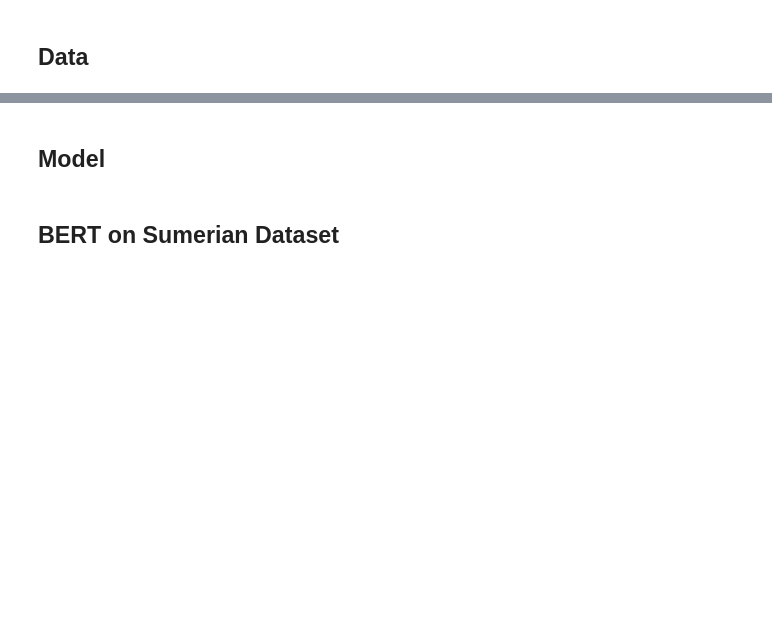
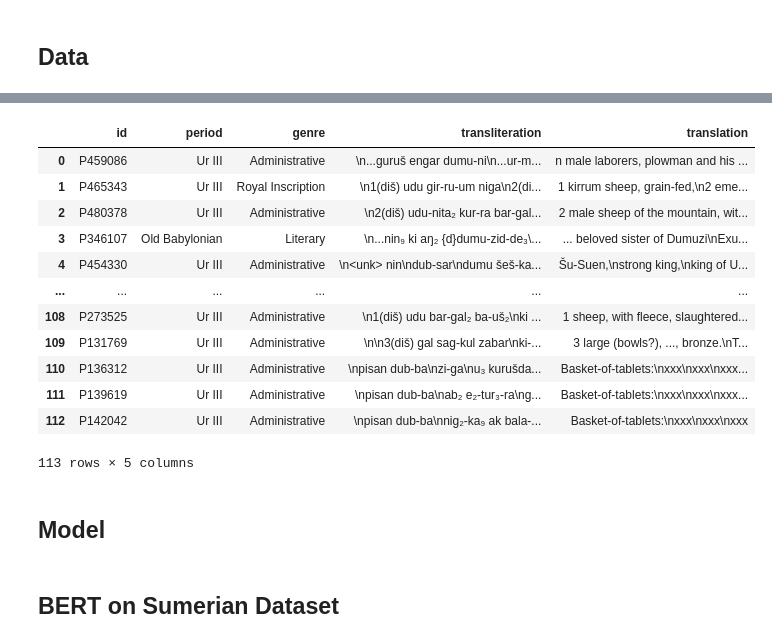
Before and after one commit to samusamu2/AI-project-SuBERT, a Jupyter notebook: transformer.ipynb, the cells around one changed output, grey strips where cells are left out. Drawn from its saved outputs; the diff is of its cells as text; code cells hidden in the pictures; blank space fills up the shorter version.

```diff
--- a/transformer.ipynb
+++ b/transformer.ipynb
@@ -28,6 +57,22 @@ from datasets import Dataset, DatasetDict
 train_dataset = pd.read_csv('datasets/SumTablets_English_train.csv')
 test_dataset = pd.read_csv('datasets/SumTablets_English_test.csv')
 val_dataset = pd.read_csv('datasets/SumTablets_English_validation.csv')
+# %%
+test_dataset
+# %% [output]
+|  | id | period | genre | transliteration | translation |
+| 0 | P459086 | Ur III | Administrative | \n...guruš engar dumu-ni\n...ur-m... | n male laborers, plowman and his ... |
+| 1 | P465343 | Ur III | Royal Inscription | \n1(diš) udu gir-ru-um niga\n2(di... | 1 kirrum sheep, grain-fed,\n2 eme... |
+| 2 | P480378 | Ur III | Administrative | \n2(diš) udu-nita₂ kur-ra bar-gal... | 2 male sheep of the mountain, wit... |
+| 3 | P346107 | Old Babylonian | Literary | \n...nin₉ ki aŋ₂ {d}dumu-zid-de₃\... | ... beloved sister of Dumuzi\nExu... |
+| 4 | P454330 | Ur III | Administrative | \n<unk> nin\ndub-sar\ndumu šeš-ka... | Šu-Suen,\nstrong king,\nking of U... |
+| ... | ... | ... | ... | ... | ... |
+| 108 | P273525 | Ur III | Administrative | \n1(diš) udu bar-gal₂ ba-uš₂\nki ... | 1 sheep, with fleece, slaughtered... |
+| 109 | P131769 | Ur III | Administrative | \n\n3(diš) gal sag-kul zabar\nki-... | 3 large (bowls?), ..., bronze.\nT... |
+| 110 | P136312 | Ur III | Administrative | \npisan dub-ba\nzi-ga\nu₃ kurušda... | Basket-of-tablets:\nxxx\nxxx\nxxx... |
+| 111 | P139619 | Ur III | Administrative | \npisan dub-ba\nab₂ e₂-tur₃-ra\ng... | Basket-of-tablets:\nxxx\nxxx\nxxx... |
+| 112 | P142042 | Ur III | Administrative | \npisan dub-ba\nnig₂-ka₉ ak bala-... | Basket-of-tablets:\nxxx\nxxx\nxxx |
+113 rows × 5 columns
 # %%
 # Concatenate all transliteration lines into a single .txt file
 with open("sumerian_transliterations.txt", "a", encoding="utf-8") as f:
```
Also changed, not shown: parts of 5 cells of this notebook, 1 other file.
